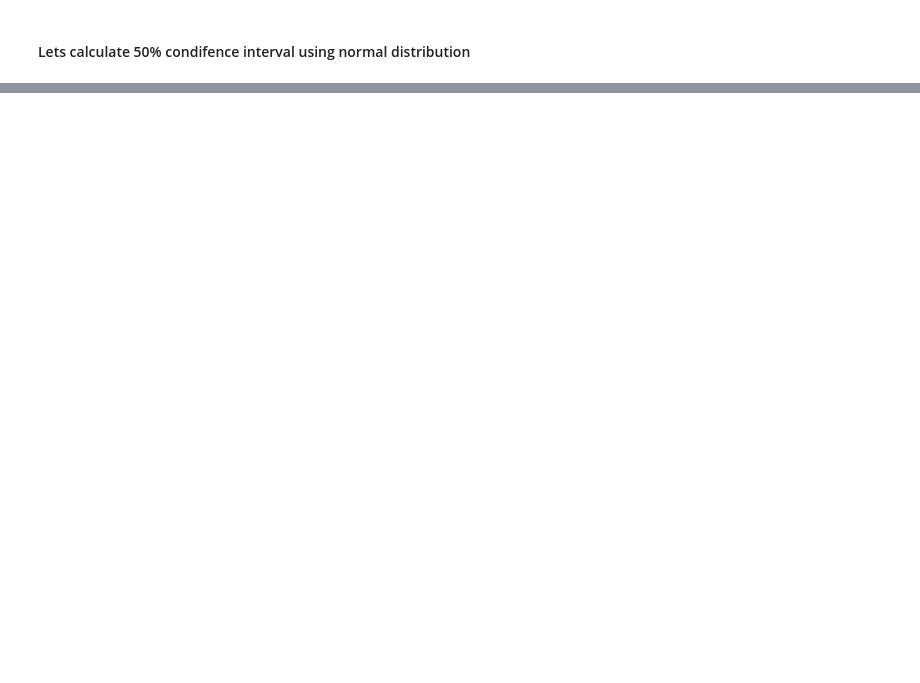
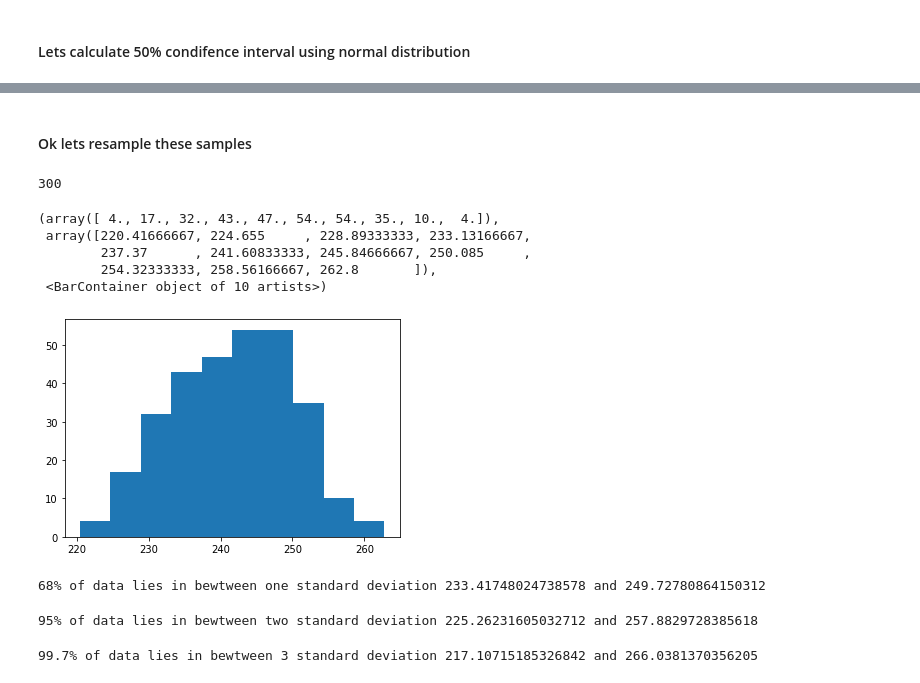
Before and after one commit to Nix-code/statistics-for-data-science, a Jupyter notebook: Confidence Intervals.ipynb, the cells around one changed output, grey strips where cells are left out. Drawn from its saved outputs; the diff is of its cells as text; code cells hidden in the pictures; blank space fills up the shorter version.

```diff
--- a/Confidence Intervals.ipynb
+++ b/Confidence Intervals.ipynb
@@ -60,0 +61,21 @@ pop_arr.mean()
+# %% [markdown]
+#### Ok lets resample these samples
+# %%
+import numpy as np
+my_samples = []
+for _ in range(300):
+    p = np.random.choice(pop_arr, size=300, replace=True)
+    my_samples.append(p.mean())
+# %%
+len(my_samples)
+# %% [output]
+300
+# %%
+plt.hist(my_samples)
+# %% [output]
+(array([ 4., 17., 32., 43., 47., 54., 54., 35., 10.,  4.]),
+ array([220.41666667, 224.655     , 228.89333333, 233.13166667,
+        237.37      , 241.60833333, 245.84666667, 250.085     ,
+        254.32333333, 258.56166667, 262.8       ]),
+ <BarContainer object of 10 artists>)
+[figure, added]
@@ -60,0 +89,18 @@ pop_arr.mean()
+# %%
+one_std = mu+st
+one_std1 = mu-st
+print("68% of data lies in bewtween one standard deviation {} and {} ".format(one_std1,one_std))
+# %% [output]
+68% of data lies in bewtween one standard deviation 233.41748024738578 and 249.72780864150312
+# %%
+two_std = mu+(2*st)
+two_std1 = mu-(2*st)
+print("95% of data lies in bewtween two standard deviation {} and {} ".format(two_std1, two_std))
+# %% [output]
+95% of data lies in bewtween two standard deviation 225.26231605032712 and 257.8829728385618
+# %%
+three_std = mu+(3*st)
+three_std1 = mu-(3*st)
+print("99.7% of data lies in bewtween 3 standard deviation {} and {}".format(three_std1, three_std))
+# %% [output]
+99.7% of data lies in bewtween 3 standard deviation 217.10715185326842 and 266.0381370356205
```
Also changed, not shown: parts of 15 cells of this notebook.
